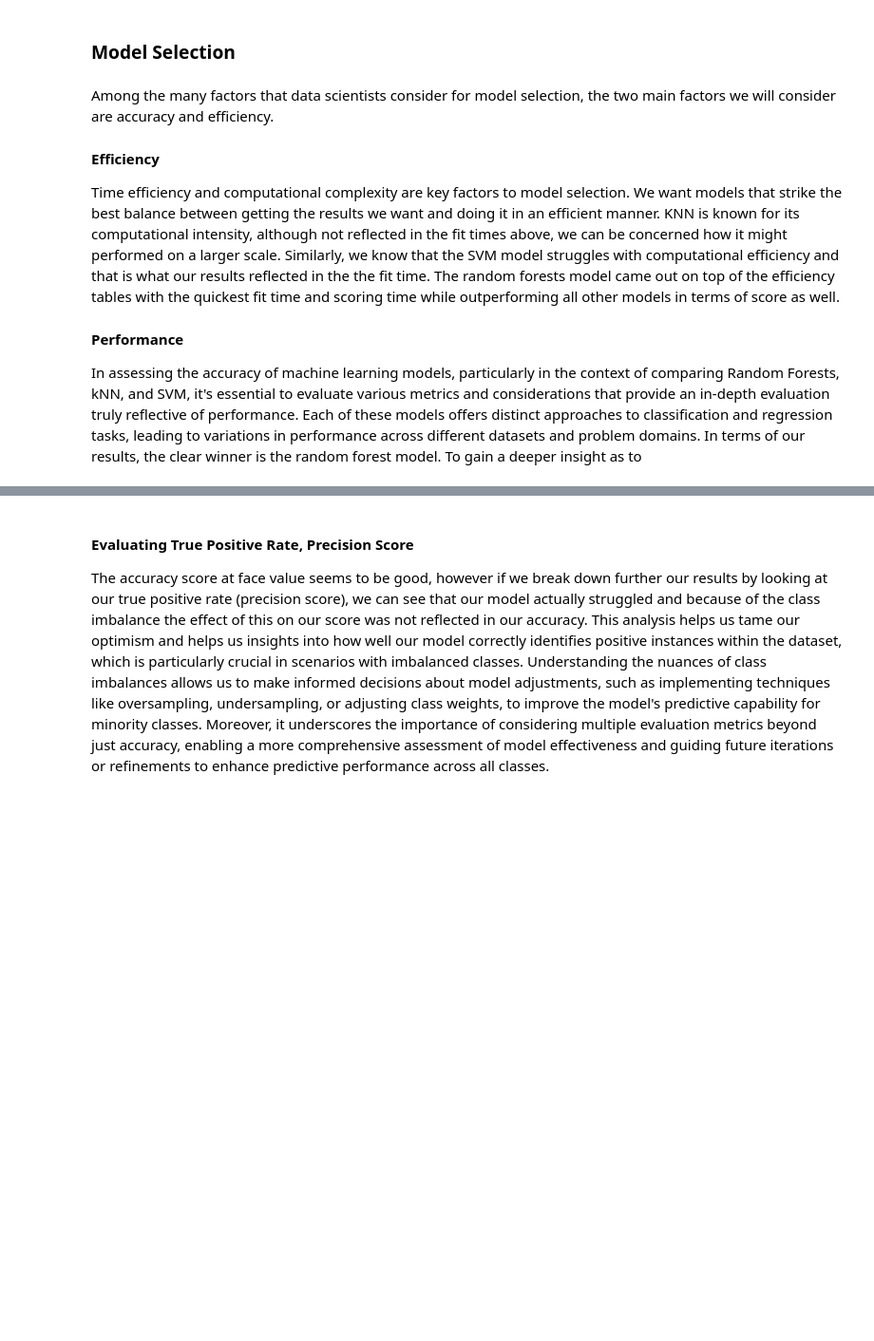
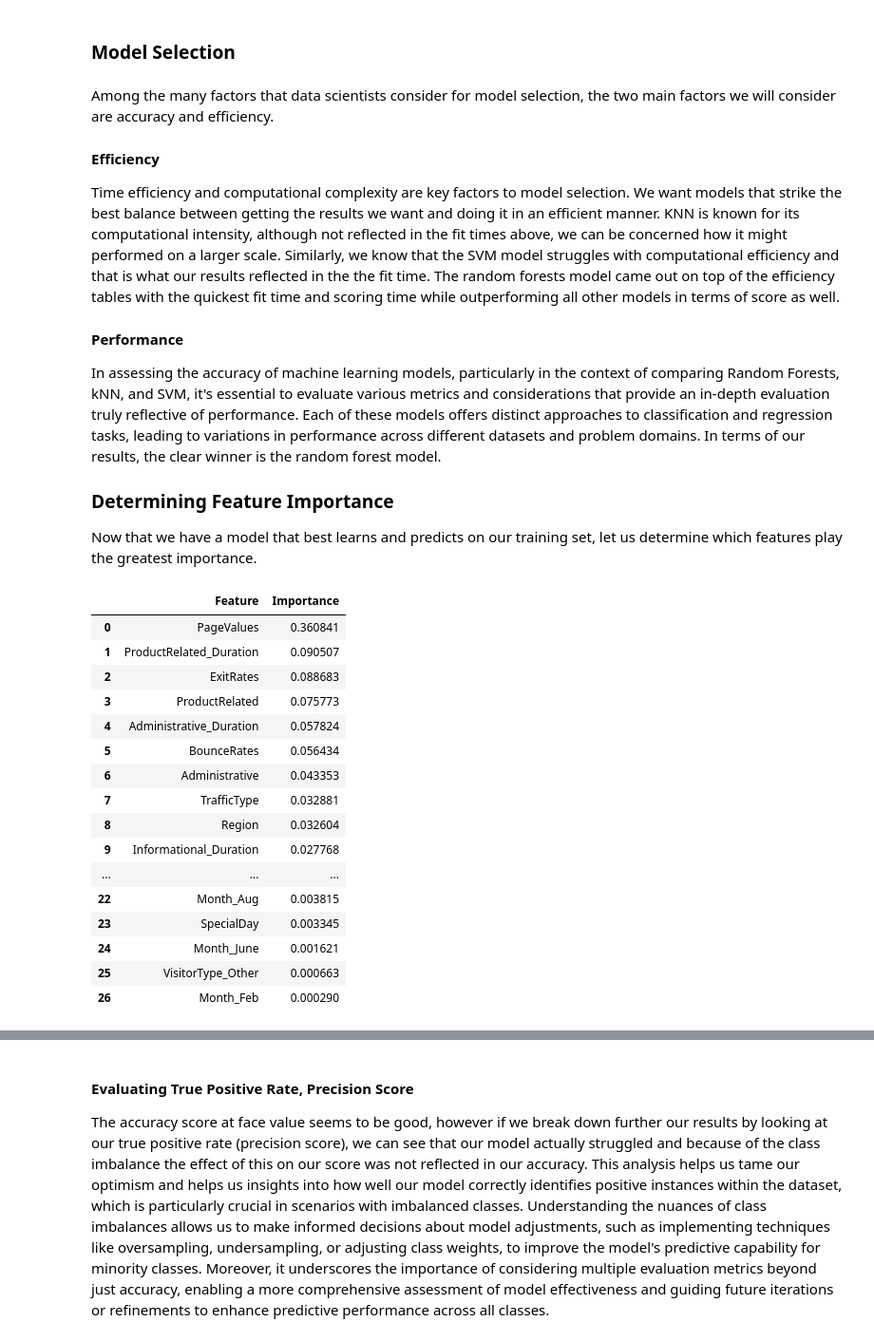
Before and after one commit to DSCI-310-2024/DSCI-310_Group-Project_Group8_Purchasing-Intent-Analysis, a Jupyter notebook: project/Milestone1.ipynb, the cells around one changed output, grey strips where cells are left out. Shown at 95% size. Cells and saved outputs as stored; diff of their text form; code cells hidden in the pictures; blank space fills up the shorter version.

```diff
--- a/project/Milestone1.ipynb
+++ b/project/Milestone1.ipynb
@@ -733,4 +753,51 @@ Time efficiency and computational complexity are key factors to model selection.
 
 #### Performance
 
-In assessing the accuracy of machine learning models, particularly in the context of comparing Random Forests, kNN, and SVM, it's essential to evaluate various metrics and considerations that provide an in-depth evaluation truly reflective of performance. Each of these models offers distinct approaches to classification and regression tasks, leading to variations in performance across different datasets and problem domains. In terms of our results, the clear winner is the random forest model. To gain a deeper insight as to
+In assessing the accuracy of machine learning models, particularly in the context of comparing Random Forests, kNN, and SVM, it's essential to evaluate various metrics and considerations that provide an in-depth evaluation truly reflective of performance. Each of these models offers distinct approaches to classification and regression tasks, leading to variations in performance across different datasets and problem domains. In terms of our results, the clear winner is the random forest model.
+
+### Determining Feature Importance
+Now that we have a model that best learns and predicts on our training set, let us determine which features play the greatest importance.
+# %%
+preprocessor = randomfr_pipe.named_steps['columntransformer']
+
+# Initialize an empty list to hold feature names
+transformed_feature_names = []
+
+# Iterate over transformers in the ColumnTransformer
+for transformer_name, transformer, original_features in preprocessor.transformers_[:-1]: # Skip the 'remainder' transformer
+    if hasattr(transformer, 'get_feature_names_out'):  # For transformers with this method
+        feature_names = transformer.get_feature_names_out(original_features)
+    else:  # For transformers without `get_feature_names_out`, use the original feature names
+        feature_names = original_features
+    transformed_feature_names.extend(feature_names)
+
+# Get feature importances from the RandomForestClassifier
+rf_model = randomfr_pipe.named_steps['randomforestclassifier']
+importances = rf_model.feature_importances_
+
+# Match feature names with their importances
+feature_importances = pd.DataFrame({'Feature': transformed_feature_names, 'Importance': importances})
+
+# Sort the DataFrame by importance
+feature_importances_sorted = feature_importances.sort_values(by='Importance', ascending=False).reset_index(drop=True)
+
+# Display the sorted feature importances
+feature_importances_sorted
+# %% [output]
+|  | Feature | Importance |
+| 0 | PageValues | 0.360841 |
+| 1 | ProductRelated_Duration | 0.090507 |
+| 2 | ExitRates | 0.088683 |
+| 3 | ProductRelated | 0.075773 |
+| 4 | Administrative_Duration | 0.057824 |
+| 5 | BounceRates | 0.056434 |
+| 6 | Administrative | 0.043353 |
+| 7 | TrafficType | 0.032881 |
+| 8 | Region | 0.032604 |
+| 9 | Informational_Duration | 0.027768 |
+| ... | ... | ... |
+| 22 | Month_Aug | 0.003815 |
+| 23 | SpecialDay | 0.003345 |
+| 24 | Month_June | 0.001621 |
+| 25 | VisitorType_Other | 0.000663 |
+| 26 | Month_Feb | 0.000290 |
```
Also changed, not shown: parts of 29 cells of this notebook.
